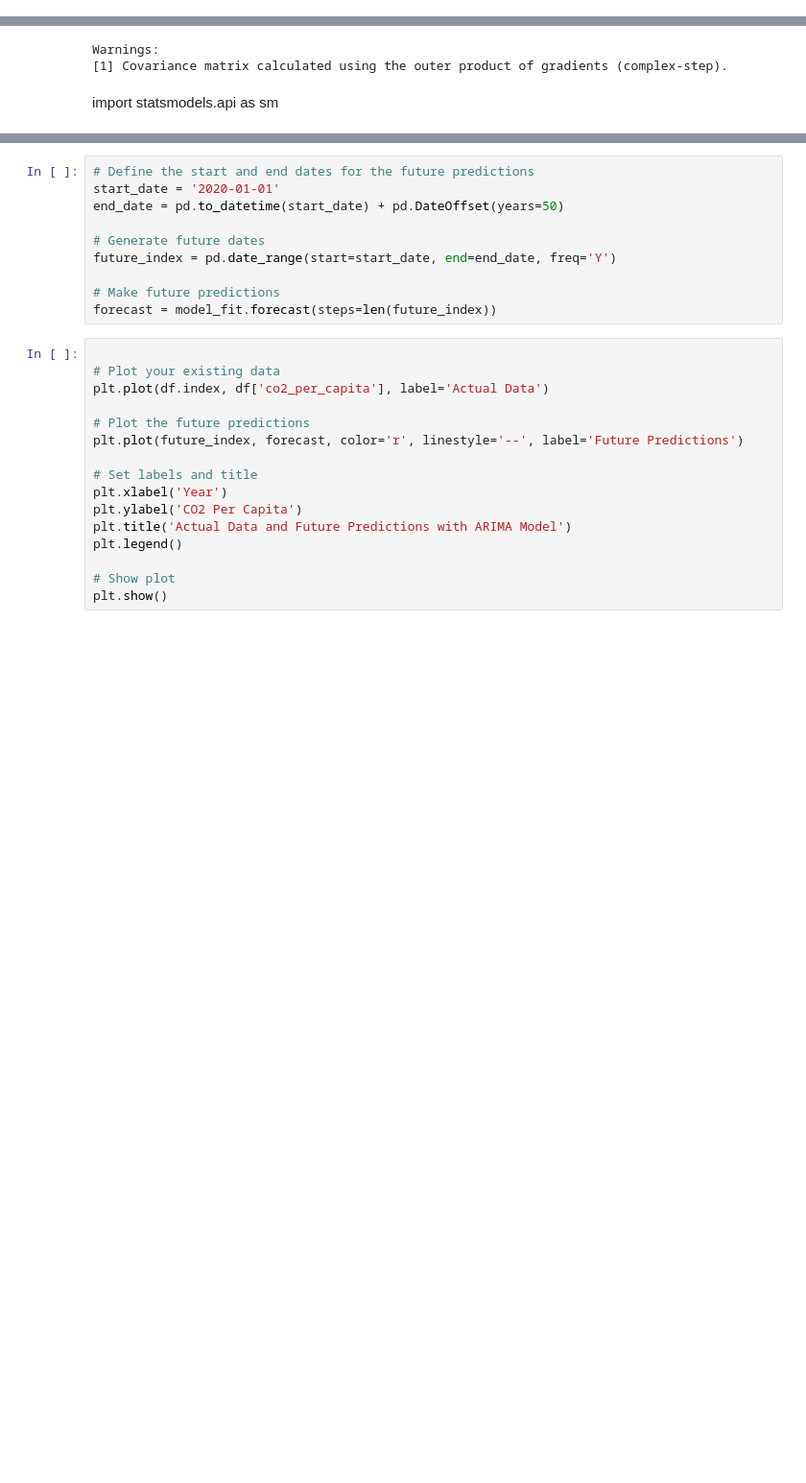
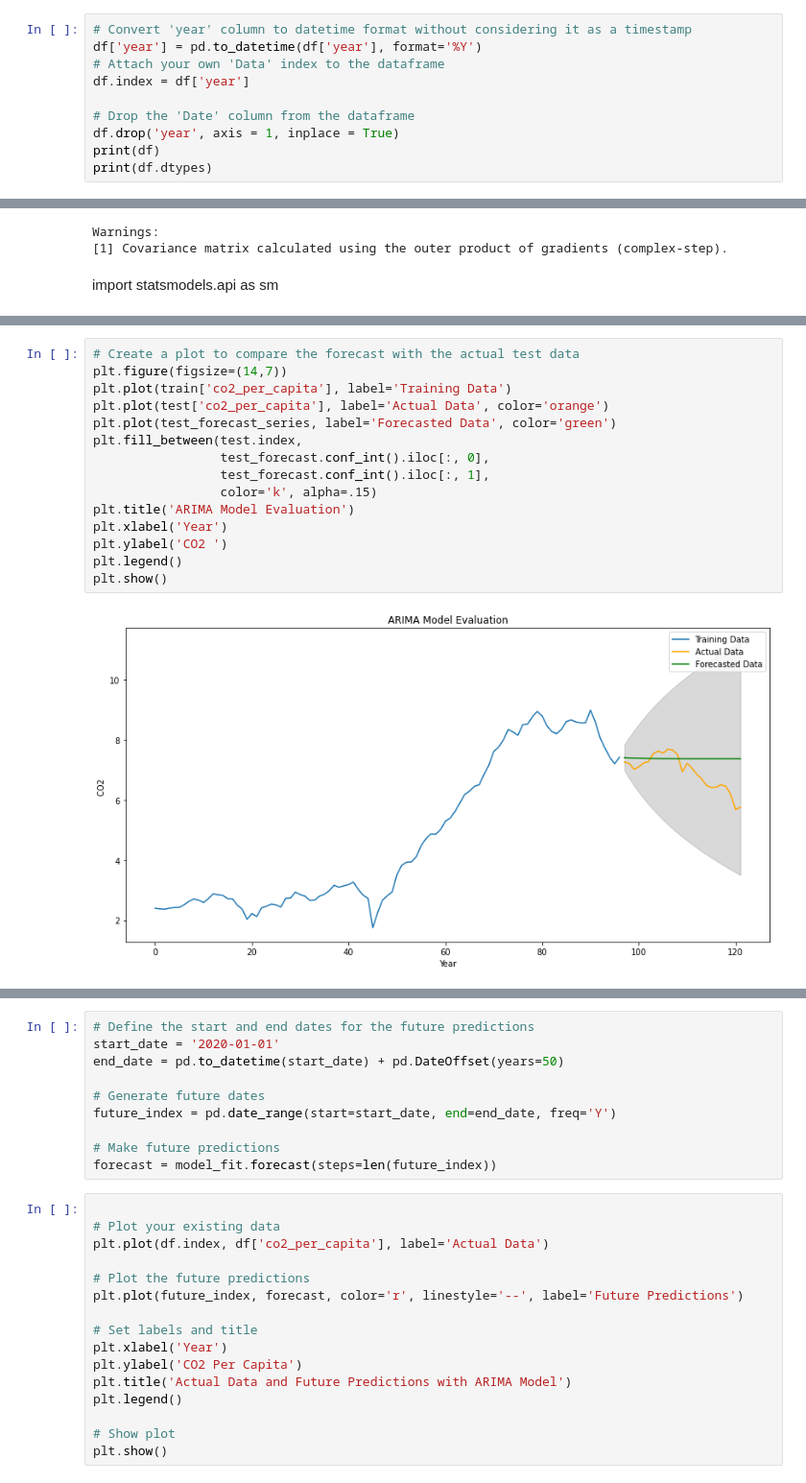
Before and after one commit to L-dos-Santos/final-project, a Jupyter notebook: Final Project.ipynb, the cells around one changed output, grey strips where cells are left out. Shown: that part at 96% size. Saved outputs shown, nothing was run; the diff lists cells and outputs as text; blank space fills up the shorter version.

Commit message:
updating test file

```diff
--- a/Final Project.ipynb
+++ b/Final Project.ipynb
@@ -200,3 +200,13 @@ Data columns (total 2 columns):
  1   co2_per_capita  122 non-null    float64
 dtypes: float64(1), int64(1)
 memory usage: 2.0 KB
+# %%
+# Convert 'year' column to datetime format without considering it as a timestamp
+df['year'] = pd.to_datetime(df['year'], format='%Y')
+# Attach your own 'Data' index to the dataframe
+df.index = df['year']
+
+# Drop the 'Date' column from the dataframe
+df.drop('year', axis = 1, inplace = True)
+print(df)
+print(df.dtypes)
@@ -406,0 +414,17 @@ fig.show()
+# %%
+# Create a plot to compare the forecast with the actual test data
+plt.figure(figsize=(14,7))
+plt.plot(train['co2_per_capita'], label='Training Data')
+plt.plot(test['co2_per_capita'], label='Actual Data', color='orange')
+plt.plot(test_forecast_series, label='Forecasted Data', color='green')
+plt.fill_between(test.index,
+                 test_forecast.conf_int().iloc[:, 0],
+                 test_forecast.conf_int().iloc[:, 1],
+                 color='k', alpha=.15)
+plt.title('ARIMA Model Evaluation')
+plt.xlabel('Year')
+plt.ylabel('CO2 ')
+plt.legend()
+plt.show()
+# %% [output]
+[figure, added]
```
Also changed, not shown: parts of 30 cells of this notebook, 1 other file.
